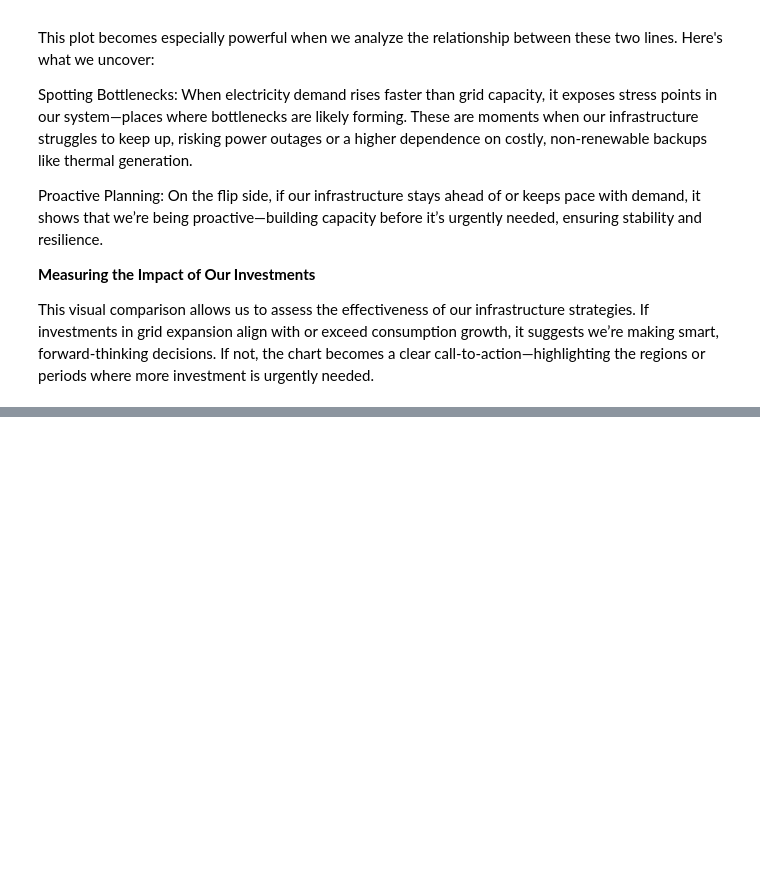
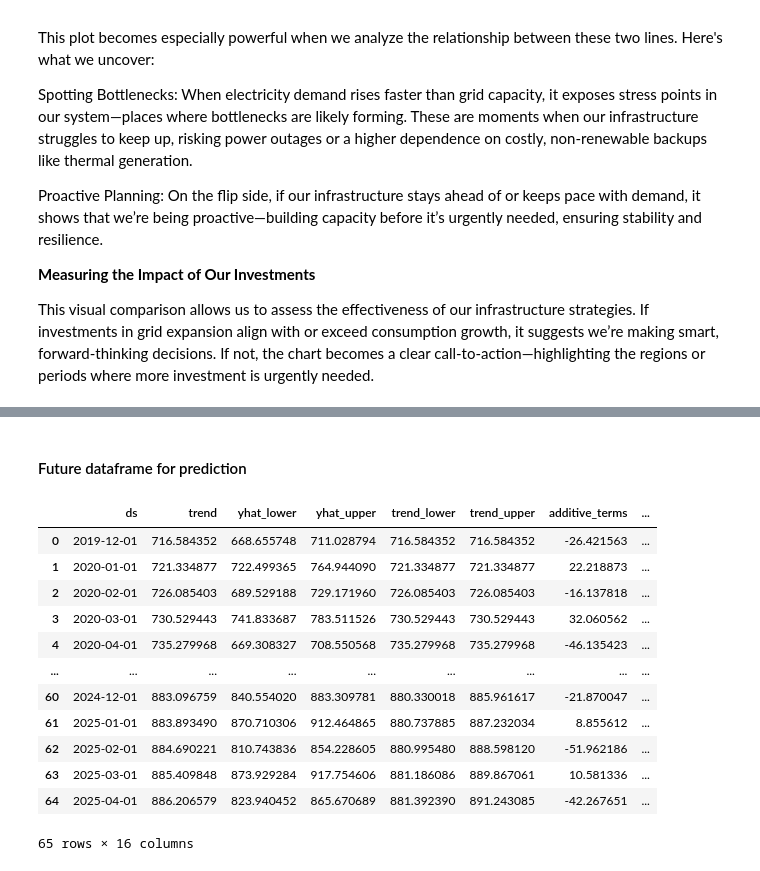
Before and after one commit to CarolN90/Renewable-Energy-Forecasting, a Jupyter notebook: Capstone_phase5.ipynb, the cells around one changed output, grey strips where cells are left out. Saved outputs shown, nothing was run; the diff lists cells and outputs as text; code cells hidden in the pictures; blank space fills up the shorter version.

```diff
--- a/Capstone_phase5.ipynb
+++ b/Capstone_phase5.ipynb
@@ -722,0 +836,21 @@ This visual comparison allows us to assess the effectiveness of our infrastructu
+# %% [markdown]
+#### Future dataframe for prediction
+# %%
+
+future = model_prophet.make_future_dataframe(periods=len(test_df), freq='MS')
+forecast_prophet = model_prophet.predict(future)
+forecast_prophet
+# %% [output]
+|  | ds | trend | yhat_lower | yhat_upper | trend_lower | trend_upper | additive_terms | ... |
+| 0 | 2019-12-01 | 716.584352 | 668.655748 | 711.028794 | 716.584352 | 716.584352 | -26.421563 | ... |
+| 1 | 2020-01-01 | 721.334877 | 722.499365 | 764.944090 | 721.334877 | 721.334877 | 22.218873 | ... |
+| 2 | 2020-02-01 | 726.085403 | 689.529188 | 729.171960 | 726.085403 | 726.085403 | -16.137818 | ... |
+| 3 | 2020-03-01 | 730.529443 | 741.833687 | 783.511526 | 730.529443 | 730.529443 | 32.060562 | ... |
+| 4 | 2020-04-01 | 735.279968 | 669.308327 | 708.550568 | 735.279968 | 735.279968 | -46.135423 | ... |
+| ... | ... | ... | ... | ... | ... | ... | ... | ... |
+| 60 | 2024-12-01 | 883.096759 | 840.554020 | 883.309781 | 880.330018 | 885.961617 | -21.870047 | ... |
+| 61 | 2025-01-01 | 883.893490 | 870.710306 | 912.464865 | 880.737885 | 887.232034 | 8.855612 | ... |
+| 62 | 2025-02-01 | 884.690221 | 810.743836 | 854.228605 | 880.995480 | 888.598120 | -51.962186 | ... |
+| 63 | 2025-03-01 | 885.409848 | 873.929284 | 917.754606 | 881.186086 | 889.867061 | 10.581336 | ... |
+| 64 | 2025-04-01 | 886.206579 | 823.940452 | 865.670689 | 881.392390 | 891.243085 | -42.267651 | ... |
+65 rows × 16 columns
```
Also changed, not shown: parts of 60 cells of this notebook, 3 other files.
